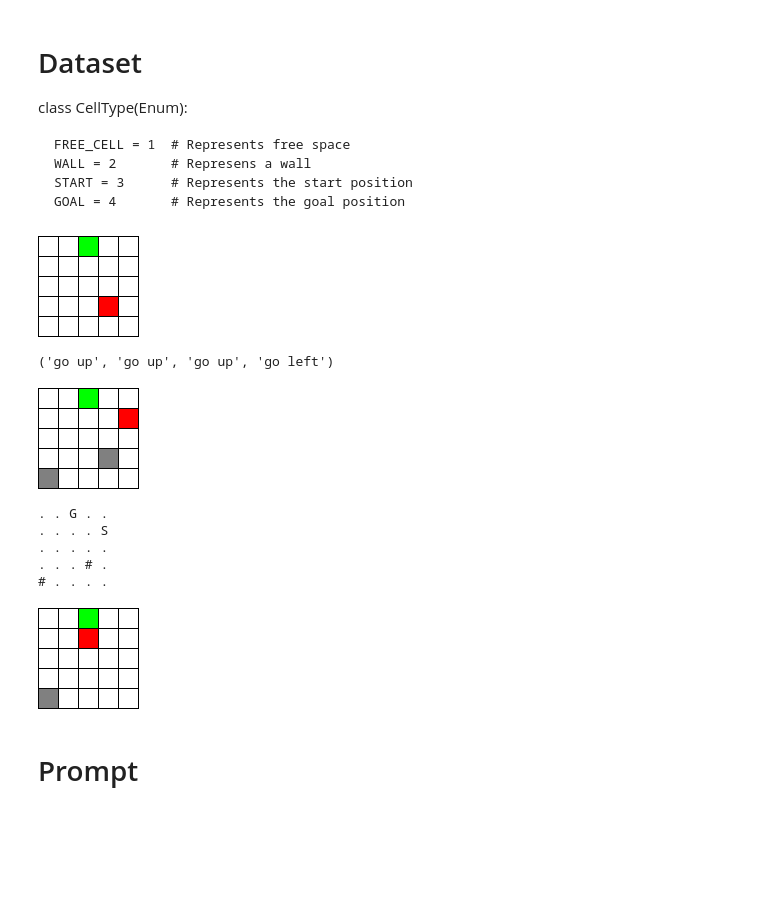
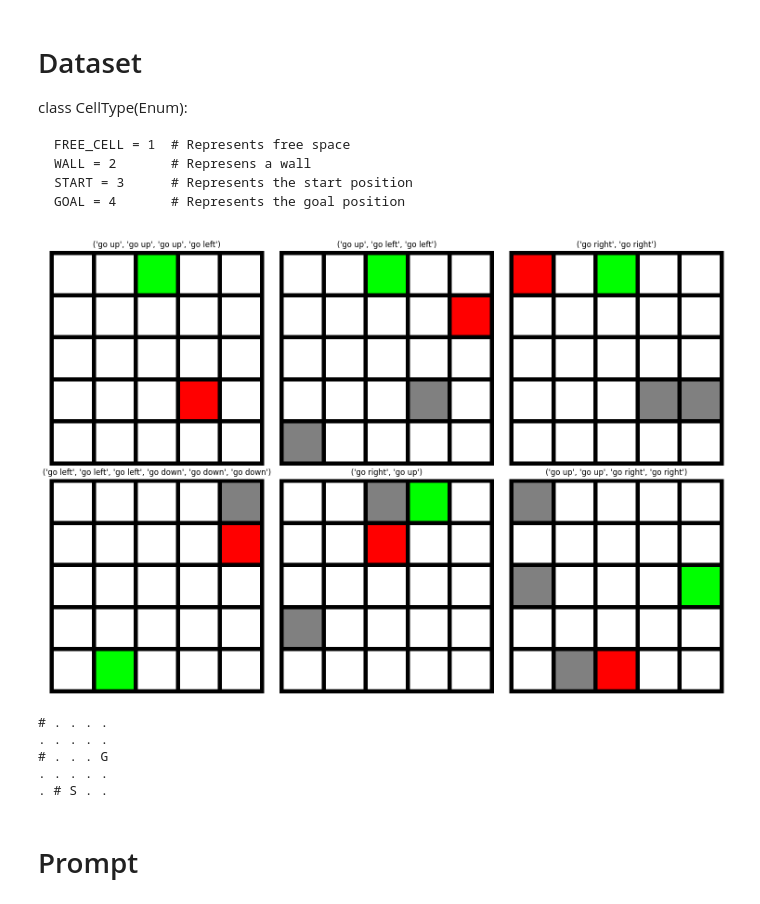
Before and after one commit to suman1209/UTN_VLM_reasoning, a Jupyter notebook: notebooks/grid_generation.ipynb, the cells around one changed output. Cells and saved outputs as stored; diff of their text form; code cells hidden in the pictures; blank space fills up the shorter version.

```diff
--- a/notebooks/grid_generation.ipynb
+++ b/notebooks/grid_generation.ipynb
@@ -21,13 +24,6 @@ class CellType(Enum):
     GOAL = 4       # Represents the goal position
 # %%
 # cell size in the size of the grid measured in pixels
-dataset = GridDataset(grid_size=5, seed = 42, wall_symbol="#", free_symbol=".", cell_size=20)
+dataset = GridDataset(grid_size=5, seed = 42, wall_symbol="#", free_symbol=".", cell_size=10)
 img_rgb1, grid_world1 = dataset[0]
+img_rgb2, grid_world2 = dataset[1]
-# %%
-img_rgb1
-# %% [output]
-[figure, removed]
-# %%
-grid_world1.a_star()
-# %% [output]
-('go up', 'go up', 'go up', 'go left')
@@ -36,19 +30,17 @@ img_rgb2, grid_world2 = dataset[1]
-# %%
-img_rgb2
-# %% [output]
-[figure, removed]
+# %%
+num_images = 6
+img_title_pairs = [(dataset[i][0], f"{dataset[i][1].a_star()}") for i in range(num_images)]
+draw_image_grid(img_title_pairs)
+# %% [output]
+[figure, added]
 # %%
 print(str(grid_world2))
 # %% [output]
-. . G . .
-. . . . S
+# . . . .
 . . . . .
-. . . # .
-# . . . .
+# . . . G
+. . . . .
+. # S . .
-# %%
-dataset[20][0]
-# %% [output]
-[figure, removed]
 # %% [markdown]
 # Prompt
 # %%
```
Also changed, not shown: parts of 10 cells of this notebook, 1 other file.
